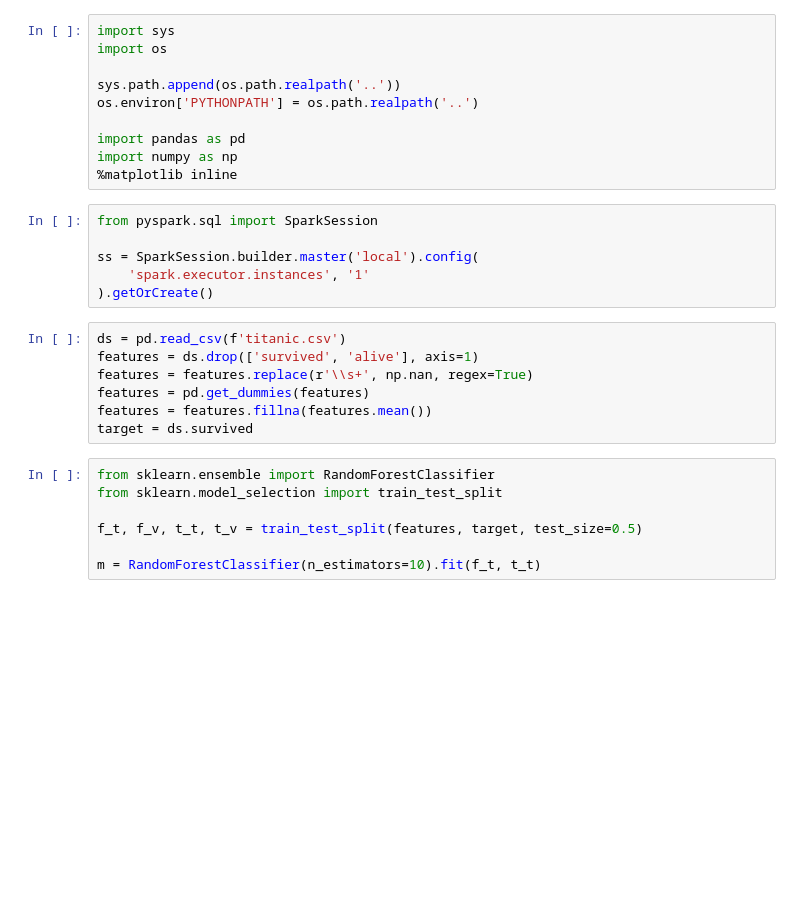
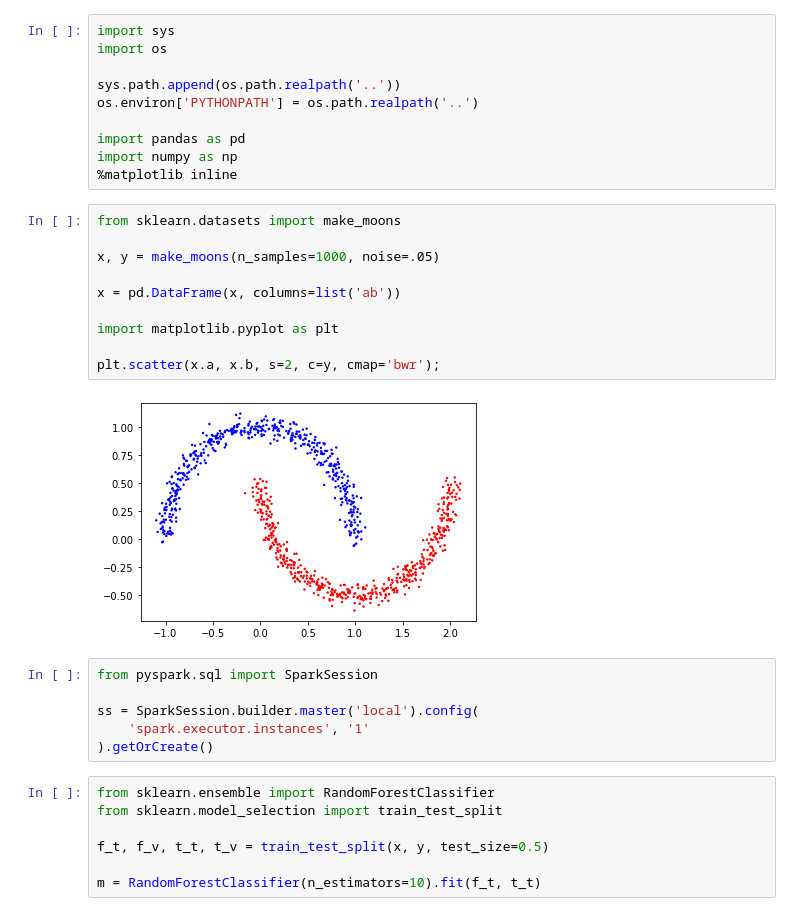
Before and after one commit to dllllb/spark-pipeline, a Jupyter notebook: demo/score-sklearn.ipynb, the cells around one changed output. Cells and saved outputs as stored; diff of their text form; blank space fills up the shorter version.

```diff
--- a/demo/score-sklearn.ipynb
+++ b/demo/score-sklearn.ipynb
@@ -11,24 +11,29 @@ os.environ['PYTHONPATH'] = os.path.realpath('..')
 import pandas as pd
 import numpy as np
 %matplotlib inline
+# %%
+from sklearn.datasets import make_moons
+
+x, y = make_moons(n_samples=1000, noise=.05)
+
+x = pd.DataFrame(x, columns=list('ab'))
+
+import matplotlib.pyplot as plt
+
+plt.scatter(x.a, x.b, s=2, c=y, cmap='bwr');
+# %% [output]
+[figure, added]
 # %%
 from pyspark.sql import SparkSession
 
 ss = SparkSession.builder.master('local').config(
     'spark.executor.instances', '1'
 ).getOrCreate()
-# %%
-ds = pd.read_csv(f'titanic.csv')
-features = ds.drop(['survived', 'alive'], axis=1)
-features = features.replace(r'\\s+', np.nan, regex=True)
-features = pd.get_dummies(features)
-features = features.fillna(features.mean())
-target = ds.survived
 # %%
 from sklearn.ensemble import RandomForestClassifier
 from sklearn.model_selection import train_test_split
 
-f_t, f_v, t_t, t_v = train_test_split(features, target, test_size=0.5)
+f_t, f_v, t_t, t_v = train_test_split(x, y, test_size=0.5)
 
 m = RandomForestClassifier(n_estimators=10).fit(f_t, t_t)
 # %%
```
Also changed, not shown: parts of 2 cells of this notebook.
